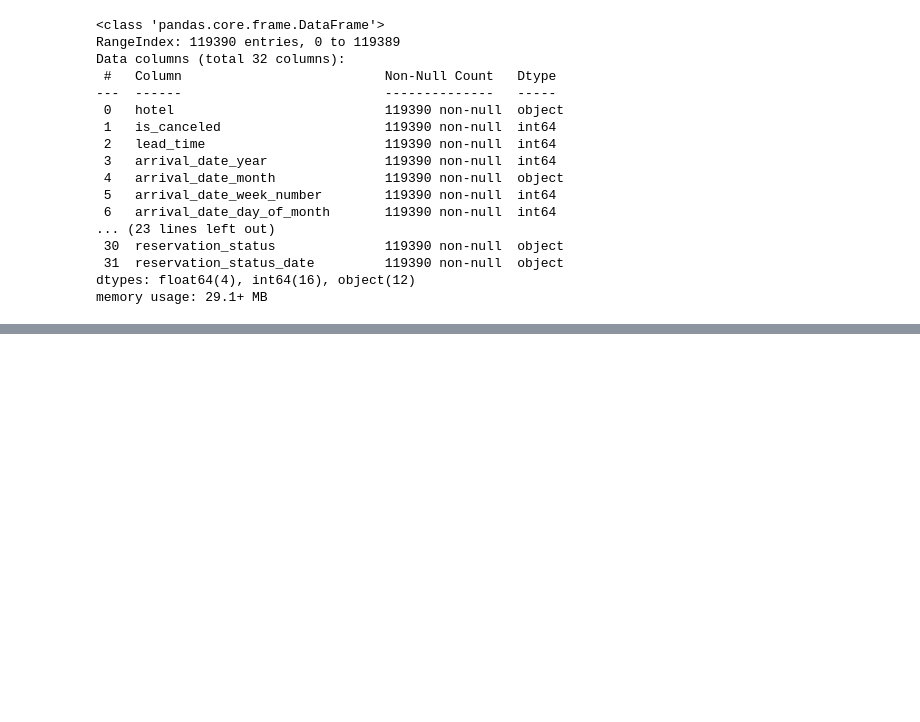
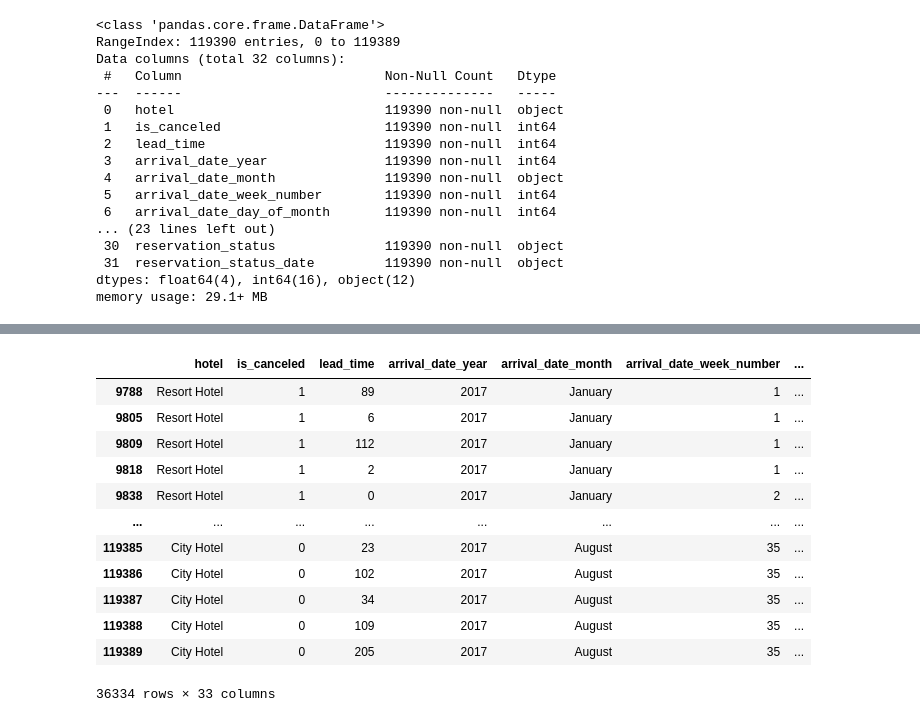
Before and after one commit to arisugiharto/Intermediate_python_batch16, a Jupyter notebook: final_project/Final_Project - R. Ari Sugiharto.ipynb, the cells around one changed output, grey strips where cells are left out. Drawn from its saved outputs; the diff is of its cells as text; code cells hidden in the pictures; blank space fills up the shorter version.

```diff
--- a/final_project/Final_Project - R. Ari Sugiharto.ipynb
+++ b/final_project/Final_Project - R. Ari Sugiharto.ipynb
@@ -91,0 +212,5 @@ memory usage: 29.1+ MB
+# %%
+df1 = df
+# %%
+df1["Reserved_CAT"] = np.where(df1["reservation_status_date"]>"2017-01-01", ">2017", "<2017")
+df1
@@ -91,0 +267,17 @@ memory usage: 29.1+ MB
+# %%
+filter1 = df1.loc[df1["Reserved_CAT"]==">2017"]
+filter1
+# %% [output]
+|  | hotel | is_canceled | lead_time | arrival_date_year | arrival_date_month | arrival_date_week_number | ... |
+| 9788 | Resort Hotel | 1 | 89 | 2017 | January | 1 | ... |
+| 9805 | Resort Hotel | 1 | 6 | 2017 | January | 1 | ... |
+| 9809 | Resort Hotel | 1 | 112 | 2017 | January | 1 | ... |
+| 9818 | Resort Hotel | 1 | 2 | 2017 | January | 1 | ... |
+| 9838 | Resort Hotel | 1 | 0 | 2017 | January | 2 | ... |
+| ... | ... | ... | ... | ... | ... | ... | ... |
+| 119385 | City Hotel | 0 | 23 | 2017 | August | 35 | ... |
+| 119386 | City Hotel | 0 | 102 | 2017 | August | 35 | ... |
+| 119387 | City Hotel | 0 | 34 | 2017 | August | 35 | ... |
+| 119388 | City Hotel | 0 | 109 | 2017 | August | 35 | ... |
+| 119389 | City Hotel | 0 | 205 | 2017 | August | 35 | ... |
+36334 rows × 33 columns
```
Also changed, not shown: parts of 15 cells of this notebook, 8 other files.
